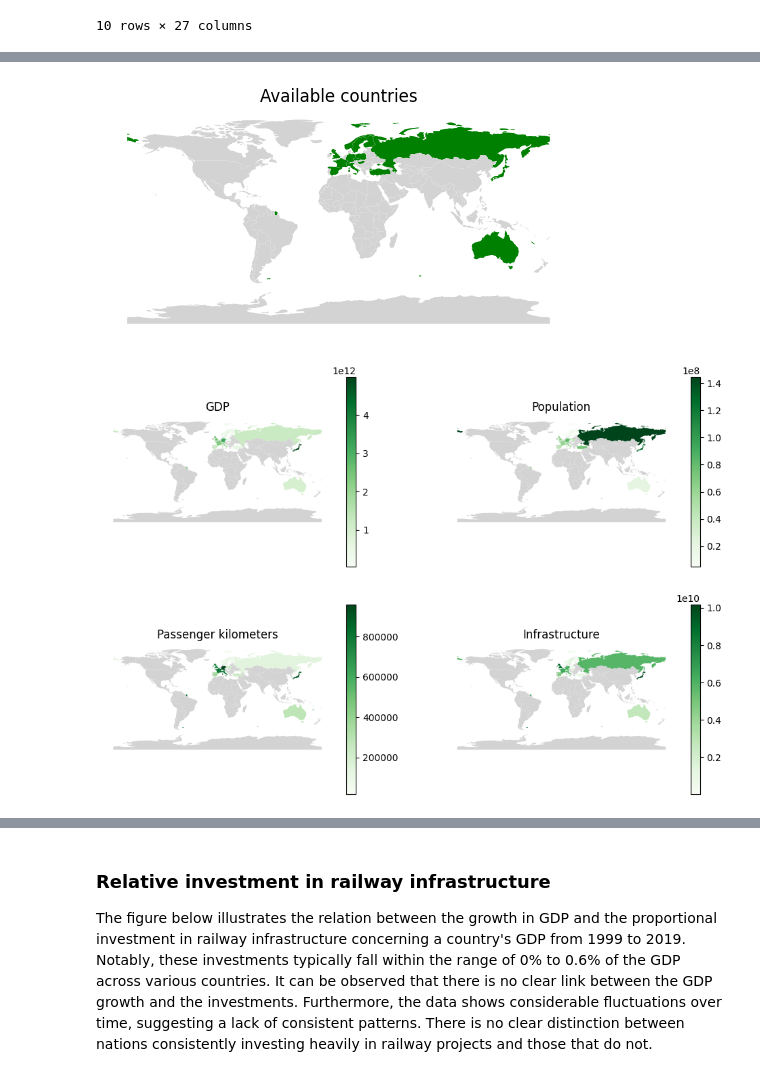
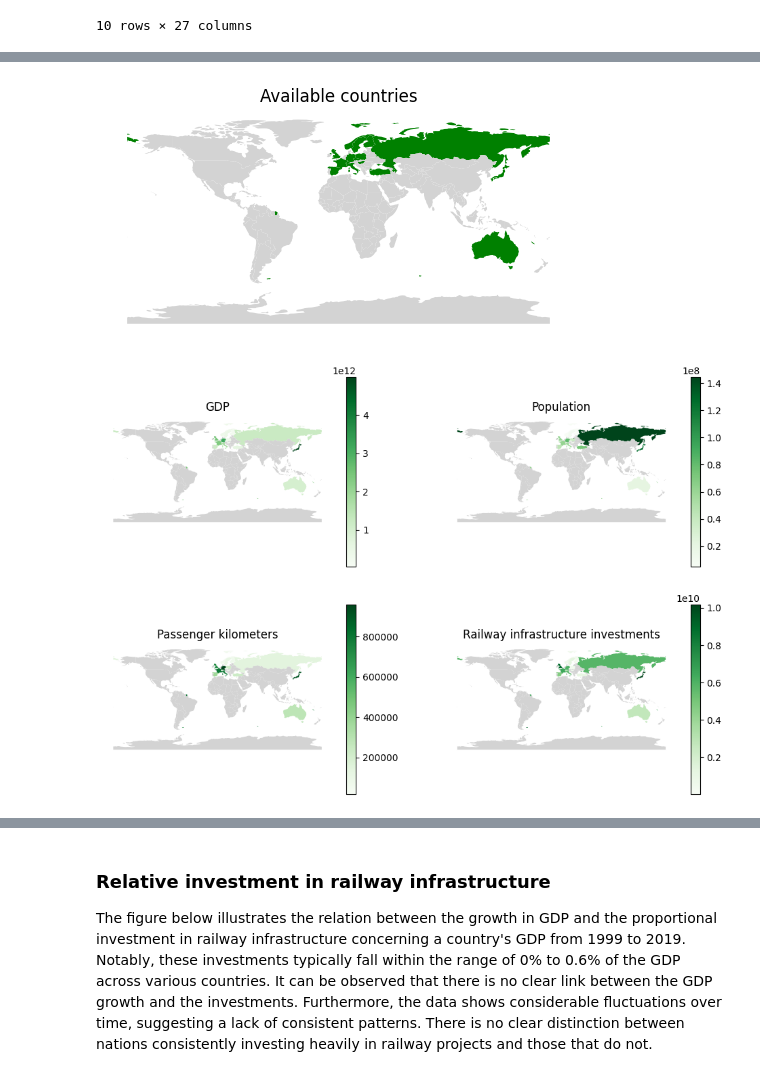
Before and after one commit to SmBuismn/Group_21_Python_project, a Jupyter notebook: project_template.ipynb, the cells around one changed output, grey strips where cells are left out. Cells and saved outputs as stored; diff of their text form; code cells hidden in the pictures.

```diff
--- a/project_template.ipynb
+++ b/project_template.ipynb
@@ -305,7 +302,7 @@ ax[0, 1].axis('off')
 ax[1, 0].set_title('Passenger kilometers')
 ax[1, 0].axis('off')
 
-ax[1, 1].set_title('Infrastructure')
+ax[1, 1].set_title('Railway infrastructure investments')
 ax[1, 1].axis('off')
 
 plt.show()
@@ -321,32 +318,32 @@ gdp_data.head()
 
 #Calculate average over the 20 years in a new column, and then drop all original data
 #except for the generated column containing the average.
 #Also give a fitting name to this new column. This is repeated for all relevant input data.
 
 new_infrastructure_train_data = infrastructure_train_data.loc[:, str(start_timeframe):str(end_timeframe)].mean(axis=1)
 new_infrastructure_train_data = new_infrastructure_train_data.drop(columns=range(start_timeframe, end_timeframe+1))
-infrastructure_train_mean = pd.DataFrame({'Investments in train infrastructure': new_infrastructure_train_data})
+infrastructure_train_mean = pd.DataFrame({'Railway infrastructure investments': new_infrastructure_train_data})
 
 new_population_data = population_data.loc[:, str(start_timeframe):str(end_timeframe)].mean(axis=1)
 new_population_data = new_population_data.drop(columns=range(start_timeframe, end_timeframe+1))
 population_mean = pd.DataFrame({'Population': new_population_data})
 
 new_passenger_data = passenger_data.loc[:, str(start_timeframe):str(end_timeframe)].mean(axis=1)
 new_passenger_data = new_passenger_data.drop(columns=range(start_timeframe, end_timeframe+1))
 passenger_mean = pd.DataFrame({'Passenger kilometers (in millions)': new_passenger_data})
 
 new_gdp_data = gdp_data.loc[:, str(start_timeframe):str(end_timeframe)].mean(axis=1)
 new_gdp_data = new_gdp_data.drop(columns=range(start_timeframe, end_timeframe+1))
 gdp_mean = pd.DataFrame({'GDP': new_gdp_data})
 
 #Merge all the dataframes for all the means by first adding them to a list and then concatenating them
 dataframes_to_be_merged = [gdp_mean, population_mean, passenger_mean, infrastructure_train_mean]
 descriptive_table = pd.concat(dataframes_to_be_merged, axis=1)
 descriptive_table = descriptive_table.reset_index()
 descriptive_table = descriptive_table.rename(columns={'index': 'Country'})
 
 descriptive_table.set_index('Country', inplace = True)
 display(descriptive_table)
 # %% [output]
 [figure]
-[figure, old version]
+[figure, new version]
```
Also changed, not shown: parts of 3 cells of this notebook.
